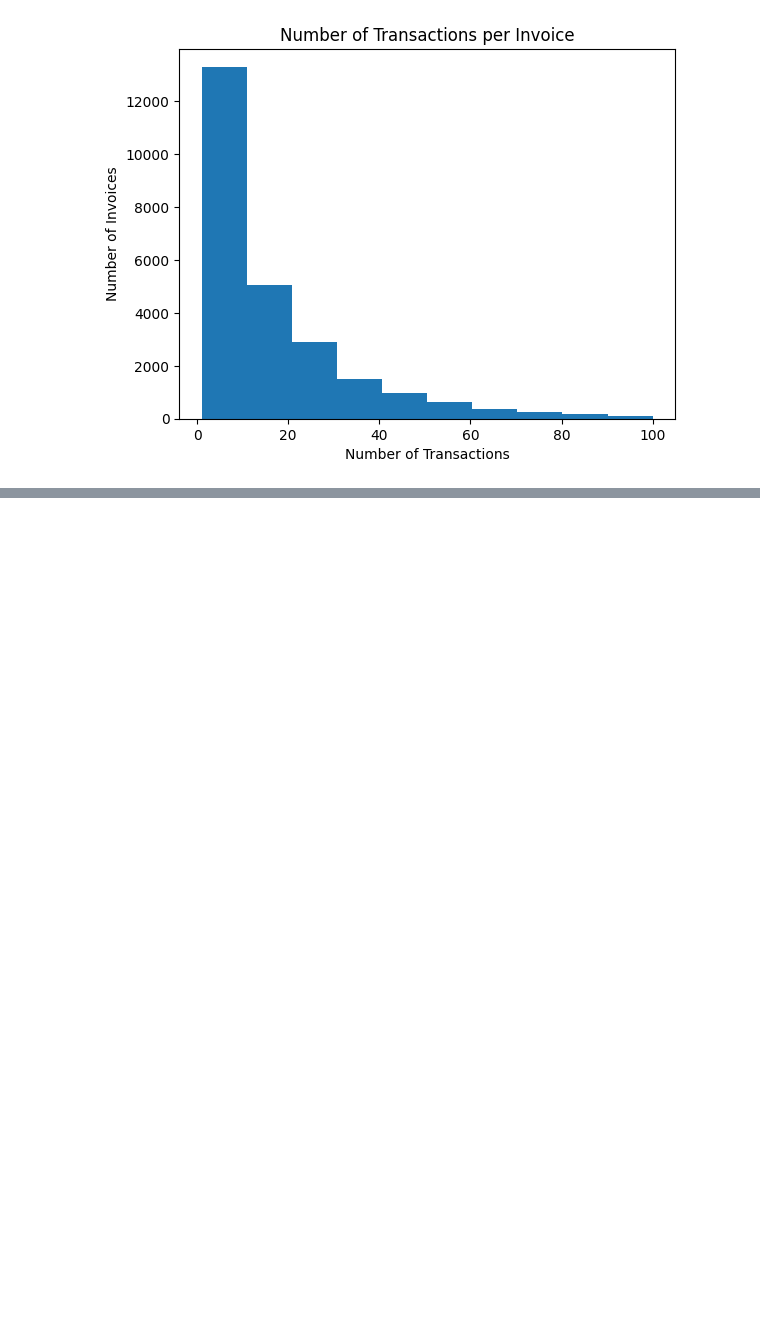
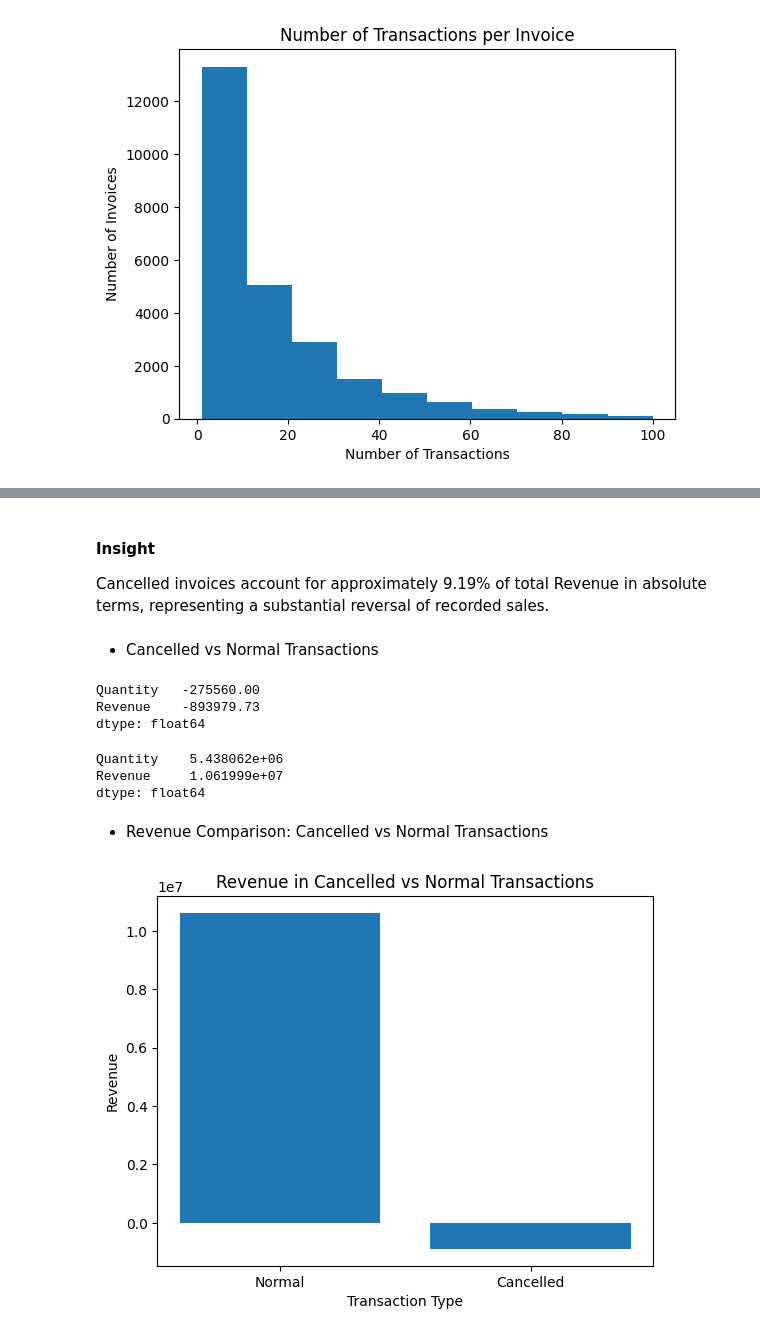
Before and after one commit to aylinshojazade/online-retail-analysis, a Jupyter notebook: analysis.ipynb, the cells around one changed output, grey strips where cells are left out. Drawn from its saved outputs; the diff is of its cells as text; code cells hidden in the pictures; blank space fills up the shorter version.

```diff
--- a/analysis.ipynb
+++ b/analysis.ipynb
@@ -1369,0 +1394,34 @@ plt.show()
+# %% [markdown]
+#### Insight
+
+Cancelled invoices account for approximately 9.19% of total Revenue in absolute terms, representing a substantial reversal of recorded sales.
+# %% [markdown]
+- Cancelled vs Normal Transactions
+# %%
+df[df["InvoiceNo"].str.startswith("C")][["Quantity", "Revenue"]].sum()
+# %% [output]
+Quantity   -275560.00
+Revenue    -893979.73
+dtype: float64
+# %%
+df[~df["InvoiceNo"].str.startswith("C")][["Quantity", "Revenue"]].sum()
+# %% [output]
+Quantity    5.438062e+06
+Revenue     1.061999e+07
+dtype: float64
+# %% [markdown]
+- Revenue Comparison: Cancelled vs Normal Transactions
+# %%
+normal_revenue = df[~df["InvoiceNo"].str.startswith("C")]["Revenue"].sum()
+cancelled_revenue = df[df["InvoiceNo"].str.startswith("C")]["Revenue"].sum()
+
+
+plt.bar(["Normal", "Cancelled"], [normal_revenue, cancelled_revenue])
+
+plt.title("Revenue in Cancelled vs Normal Transactions")
+plt.xlabel("Transaction Type")
+plt.ylabel("Revenue")
+
+plt.show()
+# %% [output]
+[figure, added]
```
Also changed, not shown: parts of 8 cells of this notebook.
